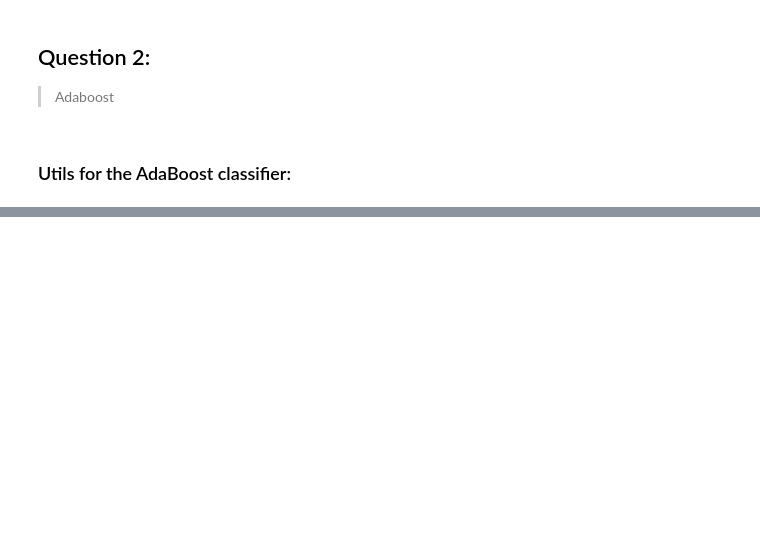
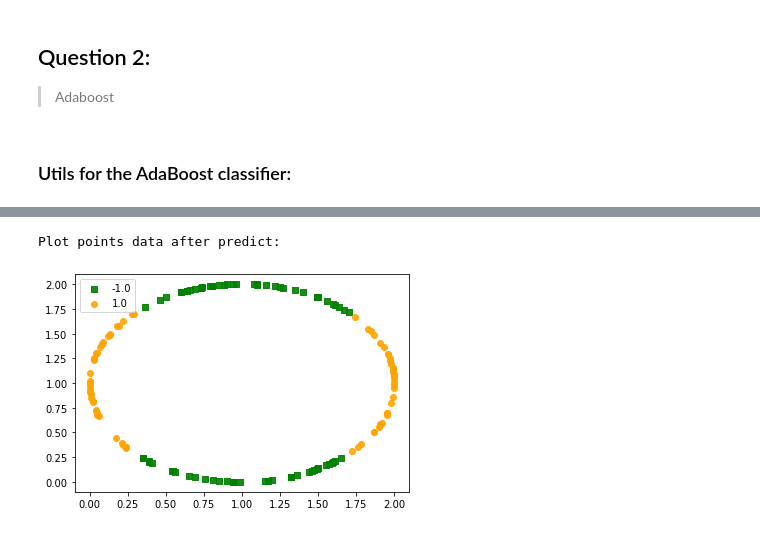
Before and after one commit to kggold4/machine-learning-assignments, a Jupyter notebook: adaboost.ipynb, the cells around one changed output, grey strips where cells are left out. Drawn from its saved outputs; the diff is of its cells as text; code cells hidden in the pictures; blank space fills up the shorter version.

```diff
--- a/adaboost.ipynb
+++ b/adaboost.ipynb
@@ -93,32 +95,17 @@ def run(points: list, rules: list, iterations: int):
         min_lines.append(min_clf)
     return calculate_error(min_lines, train, test, iterations)
 # %%
-
 def point_arrays(points: list, rules: list):
     """
     This function receives a list of data points and converts it to 4 different lists:
     - X and Y list of data points for each label.
     """
-    #x1, y1, x2, y2 = ([] for _ in range(4))
-    p=[]
-    l=[]
+    dots = []
+    labels = []
     for pt in points:
-        p.append(pt.x,pt.y)
-        if pt.label != predict(rules, pt):
-            l.append(1)
-#             x1.append(pt.x)
-#             y1.append(pt.y)
-        else:
-            l.append(-1)
-#             x2.append(pt.x)
-#             y2.append(pt.y)
-    x1=np.array(x1)
-    #p=np.array(p)
-    l=np.array(l)
-#     x2=np.array(x2)
-#     y1=np.array(y1)
-#     y2=np.array(y2)
-    return p,l
+        dots.append([pt.x, pt.y])
+        labels.append(predict(rules, pt))
+    return np.array(dots), np.array(labels)
 # %%
 dots, lines = create_data_from_file('four_circle.txt', get_rules=True)
 iterations = 8
@@ -151,3 +126,10 @@ def
+# %%
+print("Plot points data after predict:")
+output_dots, output_labels = point_arrays(points=dots, rules=lines)
+plot_labels(X=output_dots, predicted_labels=output_labels)
+# %% [output]
+Plot points data after predict:
+[figure, added]
 # %%
 print("Error")
 i_train_error_graph = []
```
Also changed, not shown: parts of 12 cells of this notebook, 6 other files.
